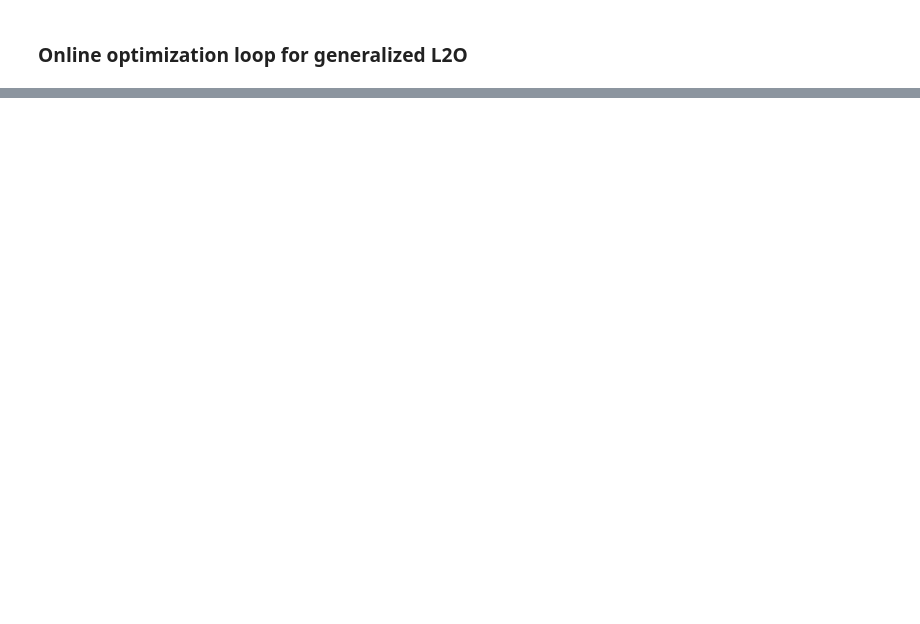
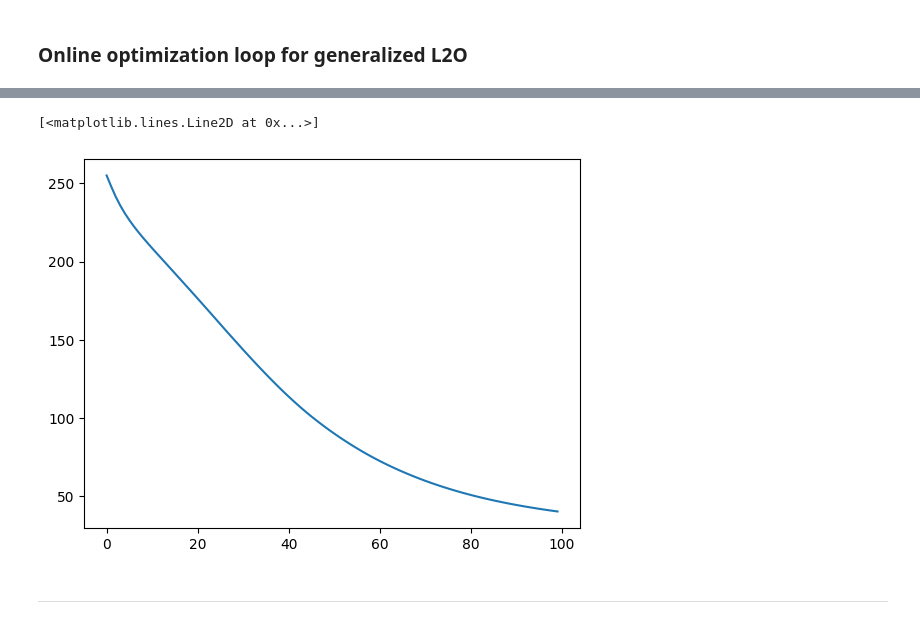
Before and after one commit to LeoDiNino97/NonconvexSparseLearningUnrolledSCA, a Jupyter notebook: Neural optimizers/SCALTRA_primer.ipynb, the cells around one changed output, grey strips where cells are left out. Cells and saved outputs as stored; diff of their text form; code cells hidden in the pictures; blank space fills up the shorter version.

```diff
--- a/Neural optimizers/SCALTRA_primer.ipynb
+++ b/Neural optimizers/SCALTRA_primer.ipynb
@@ -229,7 +234,7 @@ for i in tqdm(range(100)):
         nn.Linear(30, 1, bias=True)
     )
 
-    optimizer = torch.optim.SGD(params=model.parameters(), lr=1e-3)
+    optimizer = torch.optim.SGD(params=model.parameters(), lr=3e-5)
     train_losses = []
 
     for epoch in range(100):
@@ -548,0 +598,7 @@ KeyboardInterrupt:
+# %%
+plt.plot(optimizer.train_losses)
+# %% [output]
+[<matplotlib.lines.Line2D at 0x...>]
+[figure, added]
+# %% [markdown]
+_________
```
Also changed, not shown: parts of 14 cells of this notebook, 4 other files.
